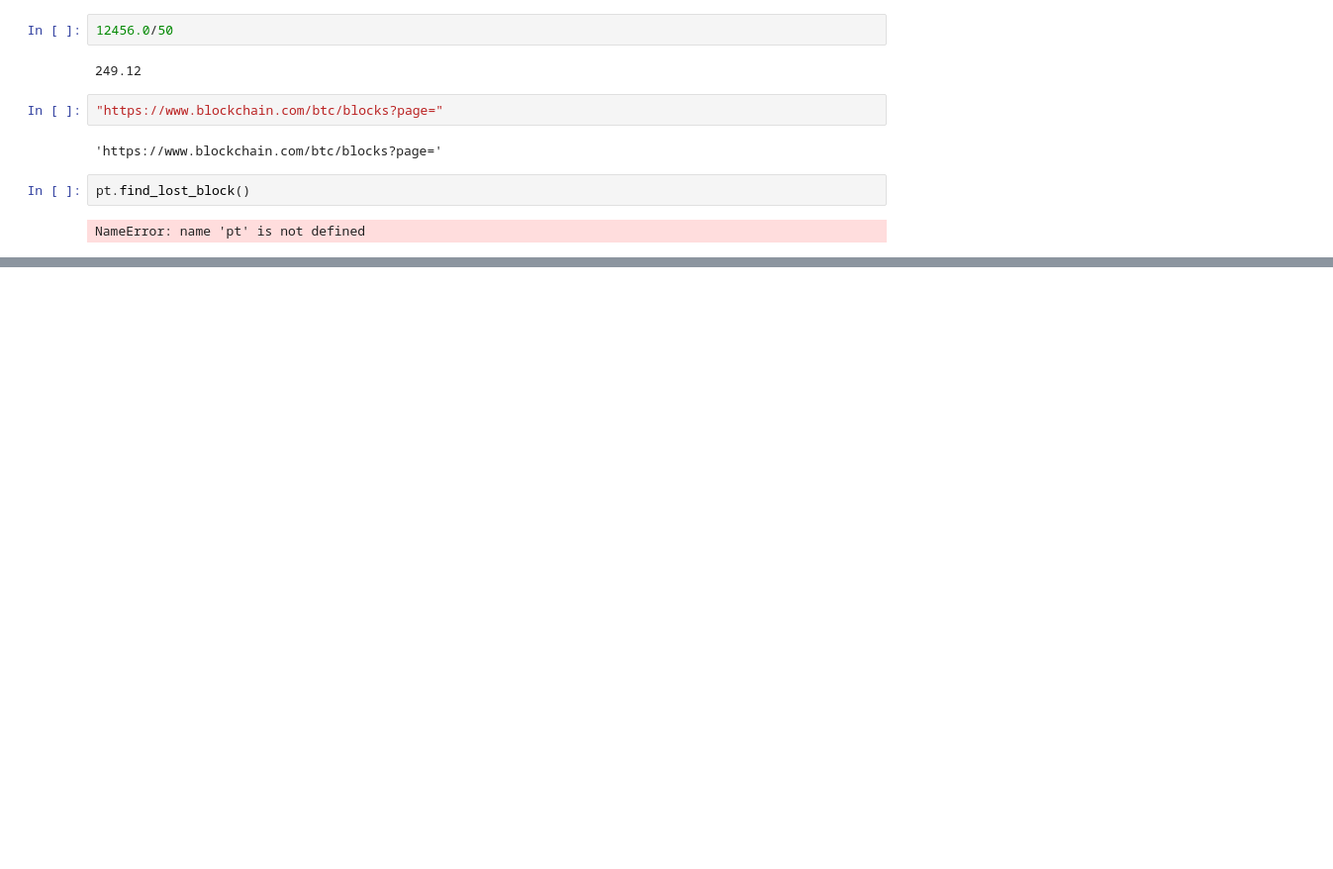
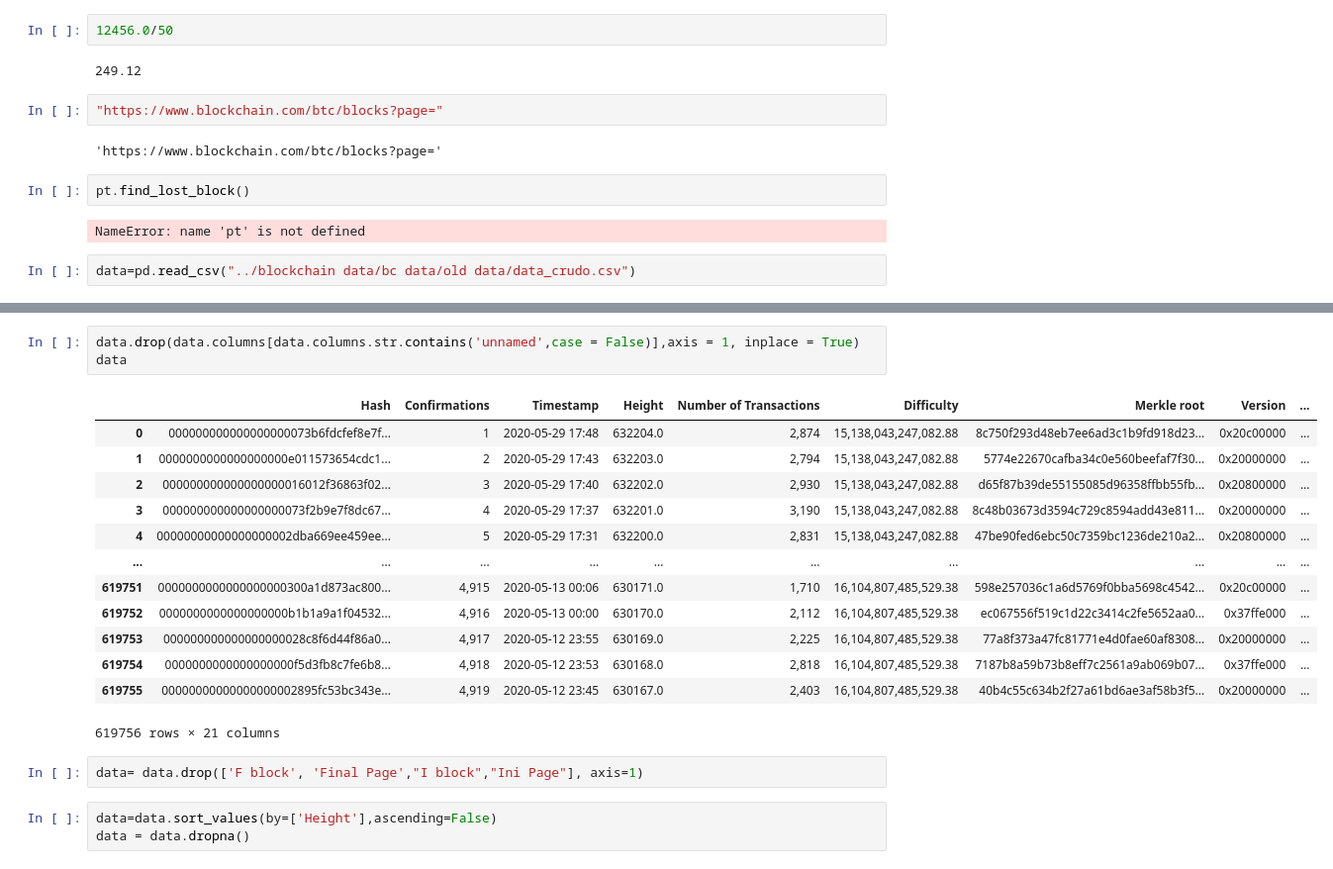
Before and after one commit to JuanVentrone/Miner_Stat, a Jupyter notebook: Python/data_table.ipynb, the cells around one changed output, grey strips where cells are left out. Shown at 99% size. Drawn from its saved outputs; the diff is of its cells as text; blank space fills up the shorter version.

```diff
--- a/Python/data_table.ipynb
+++ b/Python/data_table.ipynb
@@ -383,3 +381,5 @@ max(data["Height"])-len(data)
 pt.find_lost_block()
 # %% [output]
 NameError: name 'pt' is not defined
+# %%
+data=pd.read_csv("../blockchain data/bc data/old data/data_crudo.csv")
@@ -385,0 +395,22 @@ NameError: name 'pt' is not defined
+# %%
+data.drop(data.columns[data.columns.str.contains('unnamed',case = False)],axis = 1, inplace = True)
+data
+# %% [output]
+|  | Hash | Confirmations | Timestamp | Height | Number of Transactions | Difficulty | Merkle root | Version | ... |
+| 0 | 000000000000000000073b6fdcfef8e7f... | 1 | 2020-05-29 17:48 | 632204.0 | 2,874 | 15,138,043,247,082.88 | 8c750f293d48eb7ee6ad3c1b9fd918d23... | 0x20c00000 | ... |
+| 1 | 0000000000000000000e011573654cdc1... | 2 | 2020-05-29 17:43 | 632203.0 | 2,794 | 15,138,043,247,082.88 | 5774e22670cafba34c0e560beefaf7f30... | 0x20000000 | ... |
+| 2 | 000000000000000000016012f36863f02... | 3 | 2020-05-29 17:40 | 632202.0 | 2,930 | 15,138,043,247,082.88 | d65f87b39de55155085d96358ffbb55fb... | 0x20800000 | ... |
+| 3 | 000000000000000000073f2b9e7f8dc67... | 4 | 2020-05-29 17:37 | 632201.0 | 3,190 | 15,138,043,247,082.88 | 8c48b03673d3594c729c8594add43e811... | 0x20000000 | ... |
+| 4 | 00000000000000000002dba669ee459ee... | 5 | 2020-05-29 17:31 | 632200.0 | 2,831 | 15,138,043,247,082.88 | 47be90fed6ebc50c7359bc1236de210a2... | 0x20800000 | ... |
+| ... | ... | ... | ... | ... | ... | ... | ... | ... | ... |
+| 619751 | 0000000000000000000300a1d873ac800... | 4,915 | 2020-05-13 00:06 | 630171.0 | 1,710 | 16,104,807,485,529.38 | 598e257036c1a6d5769f0bba5698c4542... | 0x20c00000 | ... |
+| 619752 | 0000000000000000000b1b1a9a1f04532... | 4,916 | 2020-05-13 00:00 | 630170.0 | 2,112 | 16,104,807,485,529.38 | ec067556f519c1d22c3414c2fe5652aa0... | 0x37ffe000 | ... |
+| 619753 | 000000000000000000028c8f6d44f86a0... | 4,917 | 2020-05-12 23:55 | 630169.0 | 2,225 | 16,104,807,485,529.38 | 77a8f373a47fc81771e4d0fae60af8308... | 0x20000000 | ... |
+| 619754 | 0000000000000000000f5d3fb8c7fe6b8... | 4,918 | 2020-05-12 23:53 | 630168.0 | 2,818 | 16,104,807,485,529.38 | 7187b8a59b73b8eff7c2561a9ab069b07... | 0x37ffe000 | ... |
+| 619755 | 00000000000000000002895fc53bc343e... | 4,919 | 2020-05-12 23:45 | 630167.0 | 2,403 | 16,104,807,485,529.38 | 40b4c55c634b2f27a61bd6ae3af58b3f5... | 0x20000000 | ... |
+619756 rows × 21 columns
+# %%
+data= data.drop(['F block', 'Final Page',"I block","Ini Page"], axis=1)
+# %%
+data=data.sort_values(by=['Height'],ascending=False)
+data = data.dropna()
```
Also changed, not shown: parts of 6 cells of this notebook, 2 other files.
